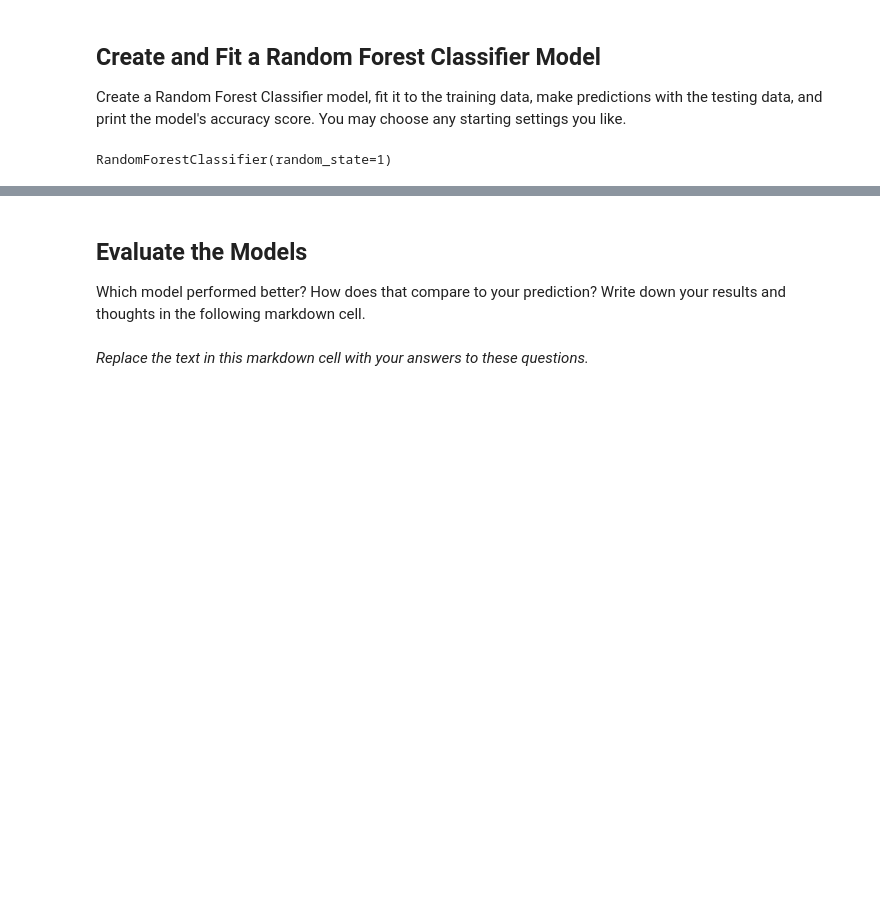
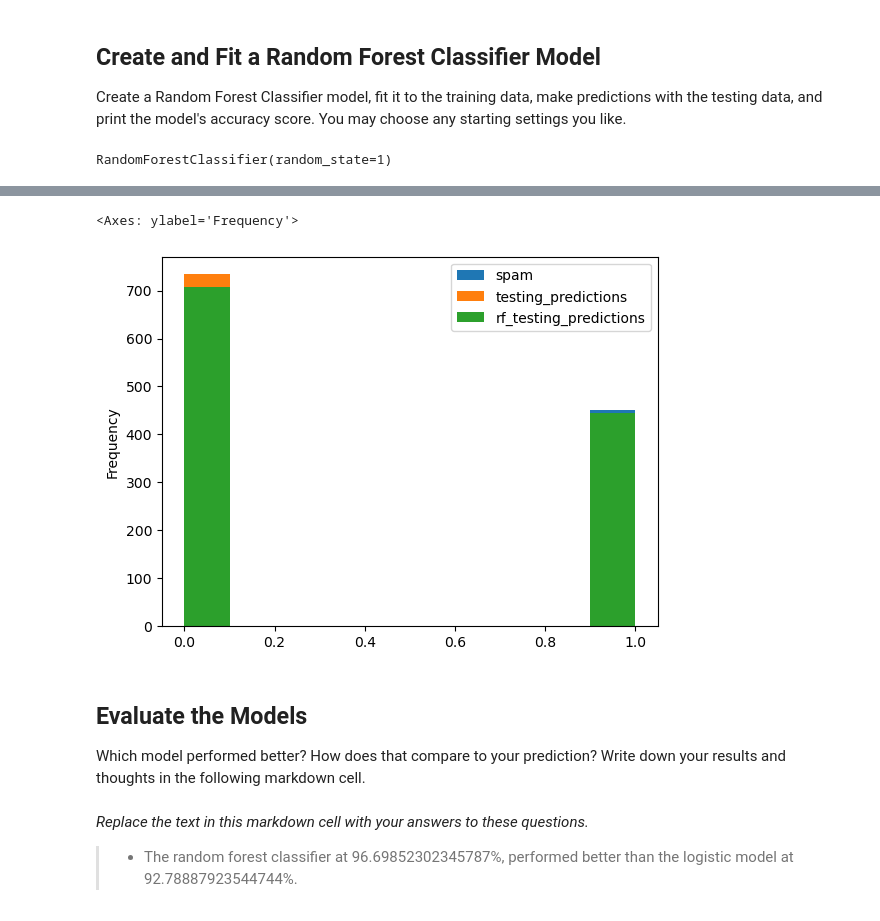
Before and after one commit to godzown82/classification-challenge, a Jupyter notebook: spam_detector.ipynb, the cells around one changed output, grey strips where cells are left out. Drawn from its saved outputs; the diff is of its cells as text; code cells hidden in the pictures; blank space fills up the shorter version.

```diff
--- a/spam_detector.ipynb
+++ b/spam_detector.ipynb
@@ -80,5 +101,6 @@ LogisticRegression(random_state=1)
 # %%
 # Make and save testing predictions with the saved logistic regression model using the test data
-
+testing_predictions = lr_model.predict(X_test_scaled)
 # Review the predictions
+testing_predictions
 # %% [output]
@@ -94,5 +119,9 @@ Create a Random Forest Classifier model, fit it to the training data, make predi
 # %%
 # Train a Random Forest Classifier model and print the model score
 from sklearn.ensemble import RandomForestClassifier
+clf = RandomForestClassifier(random_state=1)
+rf_model = clf.fit(X_train_scaled,y_train)
+
+rf_model
 # %% [output]
 RandomForestClassifier(random_state=1)
@@ -99,6 +135,6 @@ RandomForestClassifier(random_state=1)
 # %%
 # Make and save testing predictions with the saved logistic regression model using the test data
-
-
+rf_testing_predictions = rf_model.predict(X_test_scaled)
 # Review the predictions
+rf_testing_predictions
 # %% [output]
@@ -109,0 +160,12 @@ array([1, 0, 1, ..., 0, 0, 0])
+# %%
+# plot both the predictions to see how they perform
+
+#create dataframes for the arrays
+testing_predictions_df = pd.DataFrame({'testing_predictions': testing_predictions})
+rf_testing_predictions_df = pd.DataFrame({'rf_testing_predictions': rf_testing_predictions})
+
+#concat them to a new dataframe with the y_testing results
+evaluate_df = pd.concat([y_test,testing_predictions_df,rf_testing_predictions_df], axis=1)
+
+
+evaluate_df
@@ -110,6 +186,16 @@ array([1, 0, 1, ..., 0, 0, 0])
+# %%
+#plot
+import matplotlib.pyplot as plt
+
+evaluate_df_sorted = evaluate_df.sort_index()
+evaluate_df_sorted.plot(kind='hist')
+# %% [output]
+<Axes: ylabel='Frequency'>
+[figure, added]
 # %% [markdown]
 ## Evaluate the Models
 
 Which model performed better? How does that compare to your prediction? Write down your results and thoughts in the following markdown cell.
 # %% [markdown]
 *Replace the text in this markdown cell with your answers to these questions.*
+>* The random forest classifier at 96.69852302345787%, performed better than the logistic model at 92.78887923544744%.
```
Also changed, not shown: parts of 14 cells of this notebook.
